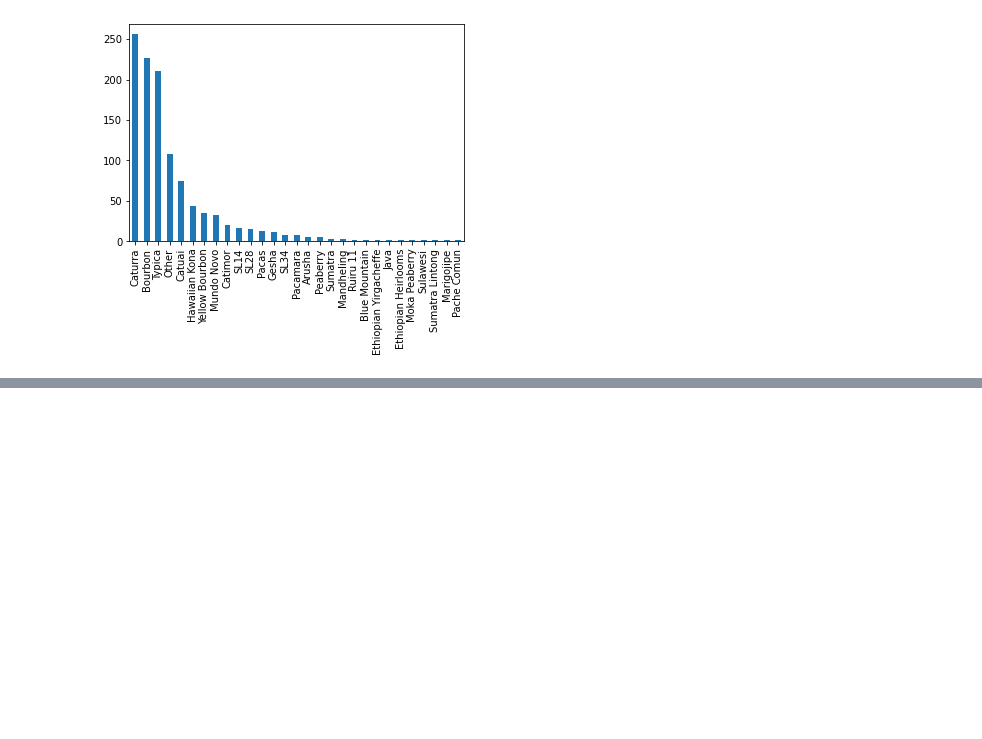
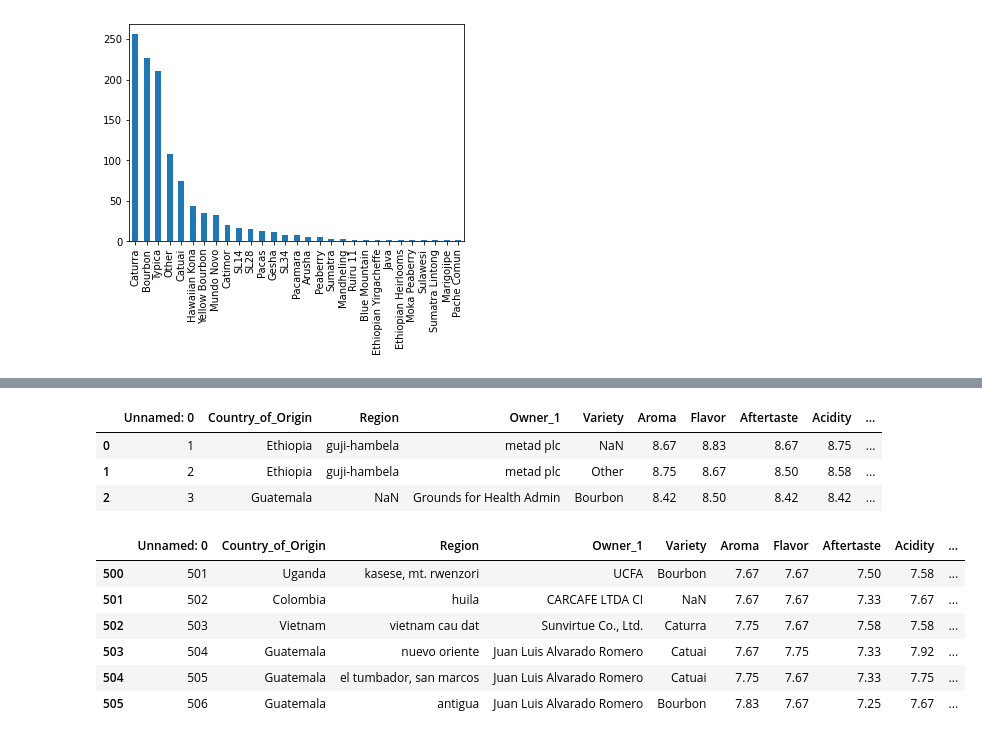
Before and after one commit to RaMcDaniel/CoffeePredictor, a Jupyter notebook: Coffee_Predictor.ipynb, the cells around one changed output, grey strips where cells are left out. Cells and saved outputs as stored; diff of their text form; code cells hidden in the pictures; blank space fills up the shorter version.

```diff
--- a/Coffee_Predictor.ipynb
+++ b/Coffee_Predictor.ipynb
@@ -35,0 +170,17 @@ df.Variety.value_counts().plot(kind="bar")
+# %%
+df.iloc[:3] #shows slice, up to but not including the 3rd position
+# %% [output]
+|  | Unnamed: 0 | Country_of_Origin | Region | Owner_1 | Variety | Aroma | Flavor | Aftertaste | Acidity | ... |
+| 0 | 1 | Ethiopia | guji-hambela | metad plc | NaN | 8.67 | 8.83 | 8.67 | 8.75 | ... |
+| 1 | 2 | Ethiopia | guji-hambela | metad plc | Other | 8.75 | 8.67 | 8.50 | 8.58 | ... |
+| 2 | 3 | Guatemala | NaN | Grounds for Health Admin | Bourbon | 8.42 | 8.50 | 8.42 | 8.42 | ... |
+# %%
+df.iloc[500:506] #random middle slice
+# %% [output]
+|  | Unnamed: 0 | Country_of_Origin | Region | Owner_1 | Variety | Aroma | Flavor | Aftertaste | Acidity | ... |
+| 500 | 501 | Uganda | kasese, mt. rwenzori | UCFA | Bourbon | 7.67 | 7.67 | 7.50 | 7.58 | ... |
+| 501 | 502 | Colombia | huila | CARCAFE LTDA CI | NaN | 7.67 | 7.67 | 7.33 | 7.67 | ... |
+| 502 | 503 | Vietnam | vietnam cau dat | Sunvirtue Co., Ltd. | Caturra | 7.75 | 7.67 | 7.58 | 7.58 | ... |
+| 503 | 504 | Guatemala | nuevo oriente | Juan Luis Alvarado Romero | Catuai | 7.67 | 7.75 | 7.33 | 7.92 | ... |
+| 504 | 505 | Guatemala | el tumbador, san marcos | Juan Luis Alvarado Romero | Catuai | 7.75 | 7.67 | 7.33 | 7.75 | ... |
+| 505 | 506 | Guatemala | antigua | Juan Luis Alvarado Romero | Bourbon | 7.83 | 7.67 | 7.25 | 7.67 | ... |
```
Also changed, not shown: parts of 17 cells of this notebook.
